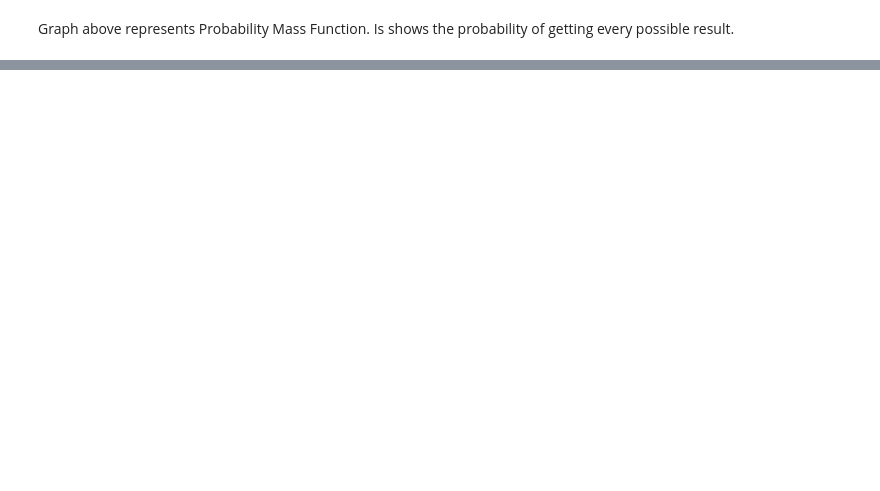
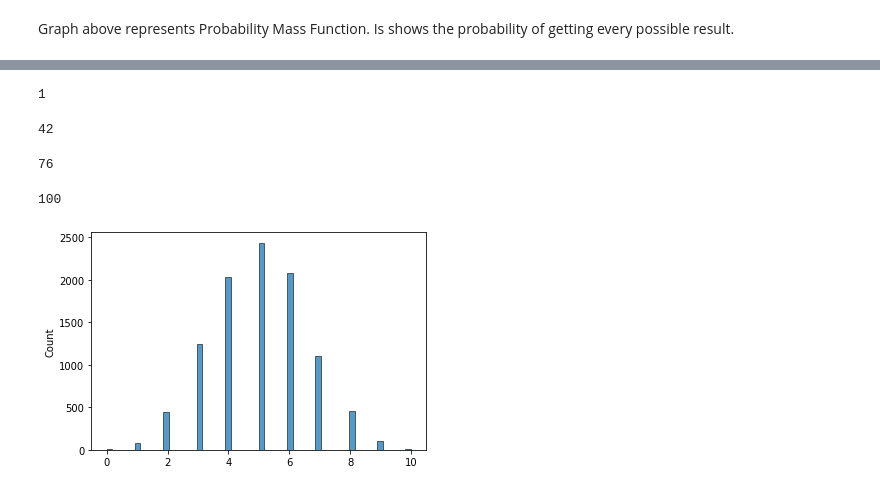
Before and after one commit to Starburned7/Probability-Statistic, a Jupyter notebook: 3-random_variables_PMF_CDF.ipynb, the cells around one changed output, grey strips where cells are left out. Cells and saved outputs as stored; diff of their text form; code cells hidden in the pictures; blank space fills up the shorter version.

```diff
--- a/3-random_variables_PMF_CDF.ipynb
+++ b/3-random_variables_PMF_CDF.ipynb
@@ -38,0 +51,25 @@ Graph above represents Probability Mass Function. Is shows the probability of ge
+# %%
+# Tossing a coin once
+np.random.binomial(1, p=0.5)
+# %% [output]
+1
+# %%
+# Tossing a coin 100 times. To check have many heads we will have
+np.random.binomial(100, p=0.5)
+# %% [output]
+42
+# %%
+# Tossing a biased coin 100 times
+np.random.binomial(100, p=0.7)
+# %% [output]
+76
+# %%
+# Tossing a completely biased coin 100 times
+np.random.binomial(100, p=1)
+# %% [output]
+100
+# %%
+# Let's repeat experiment 10000 times and visualize. We repeat 10 coin tosses 10000 times.
+sns.histplot(np.random.binomial(10,0.5,size=10000));
+# %% [output]
+[figure, added]
```
Also changed, not shown: parts of 20 cells of this notebook.
